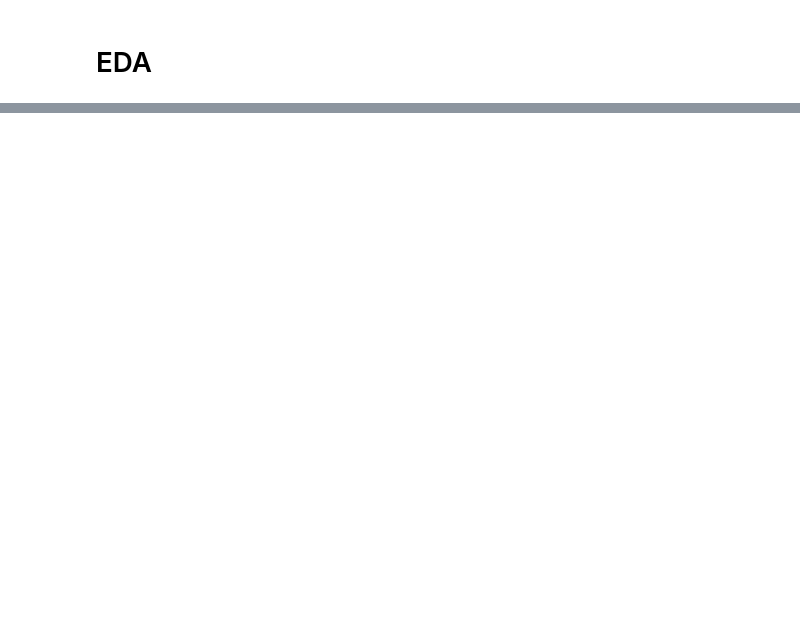
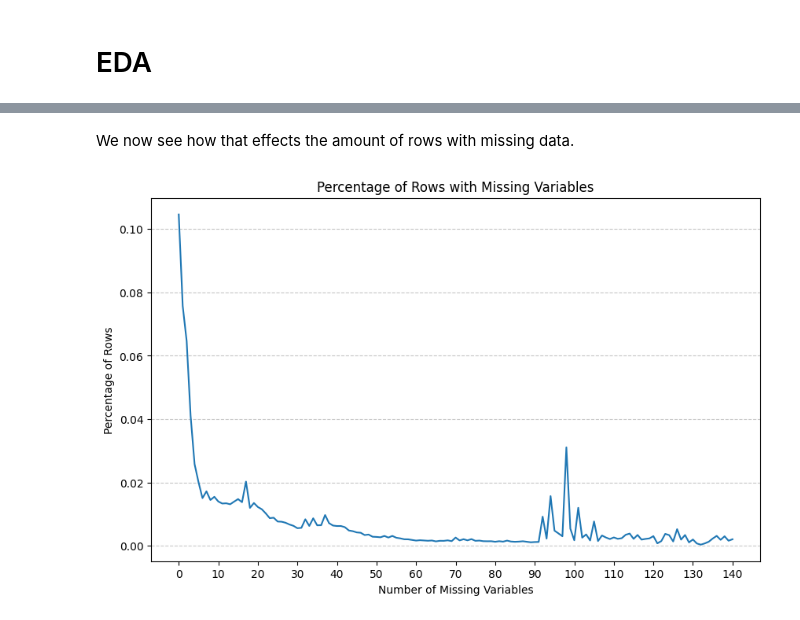
Before and after one commit to albertschroder/bachelor_notes, a Jupyter notebook: gfd__nn__models/data__clean/missing__data.ipynb, the cells around one changed output, grey strips where cells are left out. Drawn from its saved outputs; the diff is of its cells as text; code cells hidden in the pictures; blank space fills up the shorter version.

```diff
--- a/gfd__nn__models/data__clean/missing__data.ipynb
+++ b/gfd__nn__models/data__clean/missing__data.ipynb
@@ -247,0 +276,24 @@ plt.show()
+# %% [markdown]
+We now see how that effects the amount of rows with missing data.
+# %%
+listPrimaryFeatures_copy = listPrimaryFeatures.copy()
+
+# Remove specific features you want to experiment with
+features_to_remove = ['seas_16_20na', 'seas_16_20an', 'rd5_at', 'seas_11_15na', 'seas_11_15an', 'rd_sale', 'rd_me', 'seas_6_10na', 'seas_6_10an', 'ocfq_saleq_std', 'earnings_variability', 'ni_inc8q']  # replace with the features you want to remove
+listPrimaryFeatures_copy = [feature for feature in listPrimaryFeatures_copy if feature not in features_to_remove]
+
+# Then you can perform your calculations using the modified list
+missingCountRow = dataGfdUs_v1_0[listPrimaryFeatures_copy].isnull().sum(axis=1)
+missingCountsRows = missingCountRow.value_counts().sort_index()
+missingPercentageRows = (missingCountsRows / len(dataGfdUs_v1_0))
+
+plt.figure(figsize=(10, 6))
+missingPercentageRows.plot(kind='line')
+plt.title('Percentage of Rows with Missing Variables')
+plt.xlabel('Number of Missing Variables')
+plt.ylabel('Percentage of Rows')
+plt.xticks(ticks=np.arange(0, len(missingPercentageRows), 10), rotation=0)
+plt.grid(axis='y', linestyle='--', alpha=0.7)
+plt.show()
+# %% [output]
+[figure, added]
```
Also changed, not shown: parts of 29 cells of this notebook, 6 other files.
